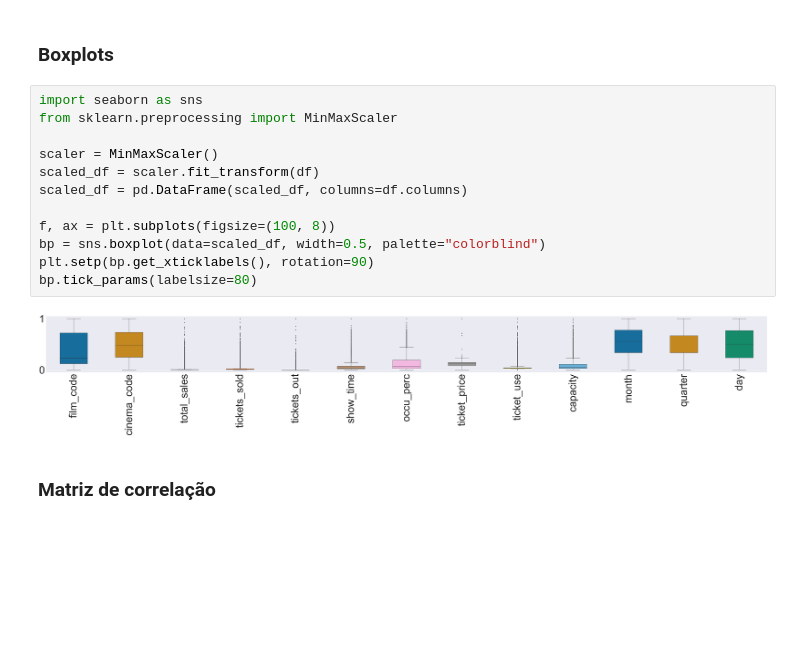
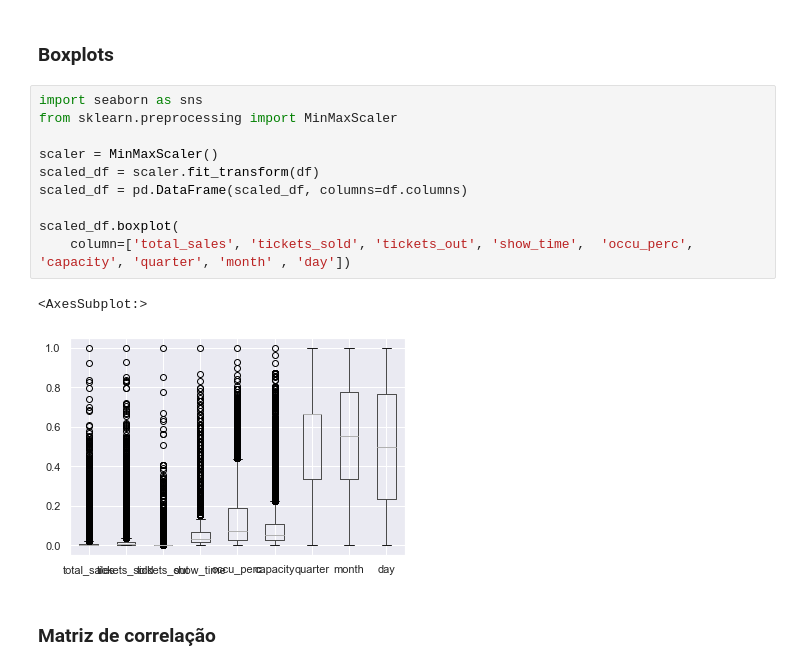
Before and after one commit to Levis33/inf1038-machine-learning, a Jupyter notebook: modelo_regressao.ipynb, the cells around one changed output. Drawn from its saved outputs; the diff is of its cells as text; blank space fills up the shorter version.

Commit message:
boxplot, graficos e RFE

```diff
--- a/modelo_regressao.ipynb
+++ b/modelo_regressao.ipynb
@@ -164,17 +164,16 @@ dtype: int64
 # %%
 import seaborn as sns
 from sklearn.preprocessing import MinMaxScaler
 
 scaler = MinMaxScaler()
 scaled_df = scaler.fit_transform(df)
 scaled_df = pd.DataFrame(scaled_df, columns=df.columns)
 
-f, ax = plt.subplots(figsize=(100, 8))
-bp = sns.boxplot(data=scaled_df, width=0.5, palette="colorblind")
-plt.setp(bp.get_xticklabels(), rotation=90)
-bp.tick_params(labelsize=80)
+scaled_df.boxplot(
+    column=['total_sales', 'tickets_sold', 'tickets_out', 'show_time',  'occu_perc', 'capacity', 'quarter', 'month' , 'day'])
 # %% [output]
+<AxesSubplot:>
-[figure, old version]
+[figure, new version]
 # %% [markdown]
 ### Matriz de correlação
 # %%
```
Also changed, not shown: parts of 15 cells of this notebook.
